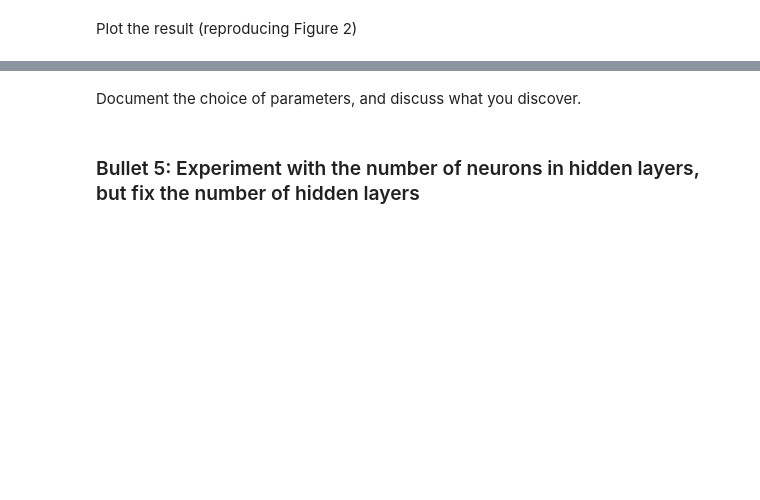
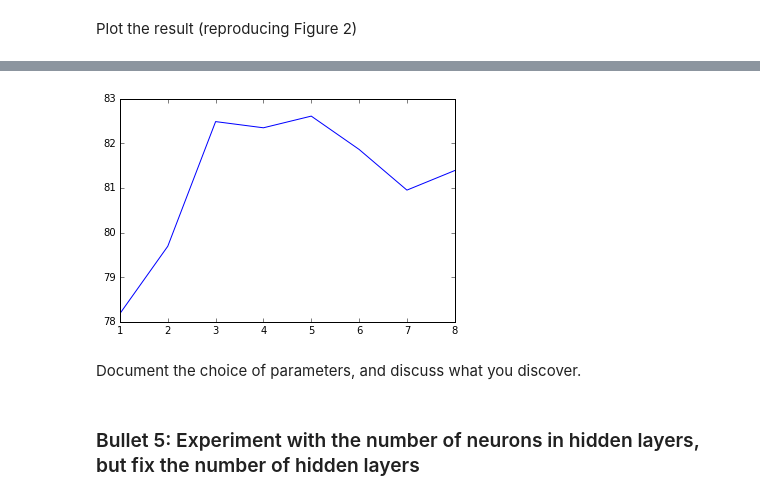
Before and after one commit to sav2125/e6040_hw2_sav2125, a Jupyter notebook: src/hw2b.ipynb, the cells around one changed output, grey strips where cells are left out. Drawn from its saved outputs; the diff is of its cells as text; code cells hidden in the pictures; blank space fills up the shorter version.

```diff
--- a/src/hw2b.ipynb
+++ b/src/hw2b.ipynb
@@ -435,0 +461,4 @@ RuntimeError: Invalid DISPLAY variable
+# %%
+for i in range(0,8):
+    test_performance_part4[i] = 100 - test_performance_part4[i]*100
+    print test_performance_part4[i]
@@ -436,3 +474,13 @@ RuntimeError: Invalid DISPLAY variable
+# %%
+x4 = [1,2,3,4,5,6,7,8]
+
+fig = plt.figure()
+axes = fig.add_subplot(111)
+axes.plot(x4,test_performance_part4)
+
+plt.show()
+# %% [output]
+[figure, added]
 # %% [markdown]
 Document the choice of parameters, and discuss what you discover.
 # %%
```
Also changed, not shown: parts of 15 cells of this notebook.
